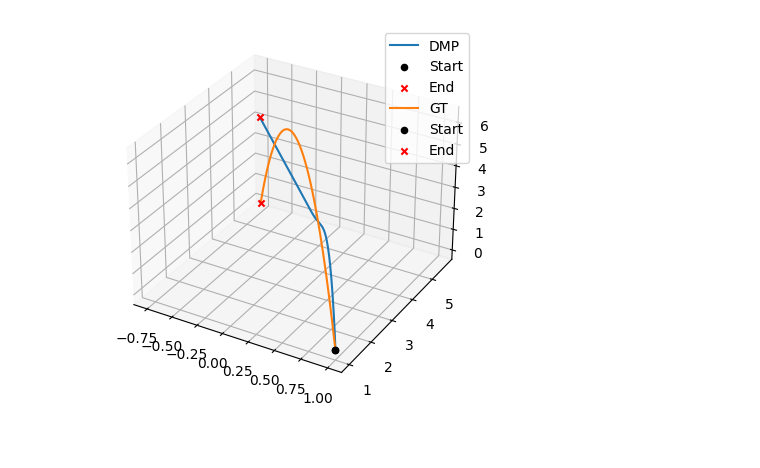
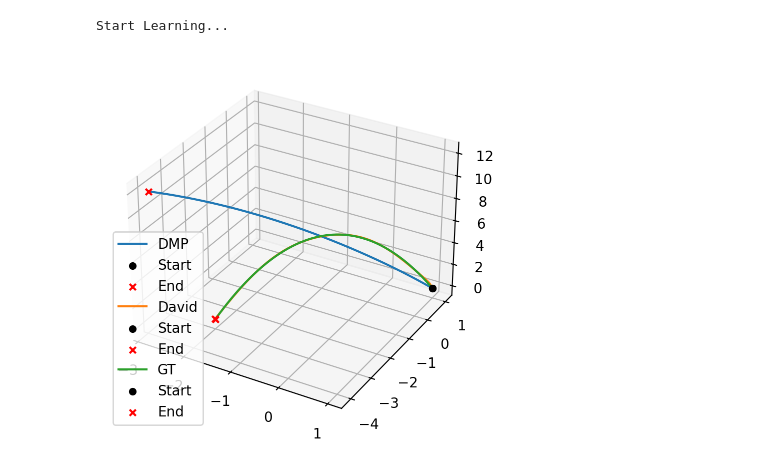
Before and after one commit to simonblaue/masterarbeit, a Jupyter notebook: tests.ipynb, the cells around one changed output. Cells and saved outputs as stored; diff of their text form; code cells hidden in the pictures.

```diff
--- a/tests.ipynb
+++ b/tests.ipynb
@@ -7,10 +13,25 @@ import matplotlib.pyplot as plt
+# %%
+data_gt = np.loadtxt(file)
+# %%
+from interacting_dmps_david_wode.source_code.parameters import *
+
+start_point_1 = data_gt[0]
+goal_point_1 = data_gt[-1]
+
+
+agent = agent(start_point_1, goal_point_1, [1,1,1])
+# %%
+agent.learn_trajectory(file, num_kernels=20)
+# %% [output]
+Start Learning...
+# %%
+data_david = agent.pos
 # %%
 data_dmp = np.loadtxt("/Users/simonblaue/ownCloud - simonalvar.blaue@stud.uni-goettingen.de@owncloud.gwdg.de/masterarbeit/artifical_data/data1_dmp.dat")
-data_gt = np.loadtxt("/Users/simonblaue/ownCloud - simonalvar.blaue@stud.uni-goettingen.de@owncloud.gwdg.de/masterarbeit/artifical_data/data1.dat")
 # %%
-plotting.trj_3d([data_dmp, data_gt], ["DMP", "GT"], legend=True)
+plotting.trj_3d([data_dmp, data_david, data_gt], ["DMP", "David", "GT"], legend=True)
 # %% [output]
-[figure, old version]
+[figure, new version]
 # %%
 data_dmp
 # %% [output]
```
Also changed, not shown: parts of 7 cells of this notebook, 2 other files.
